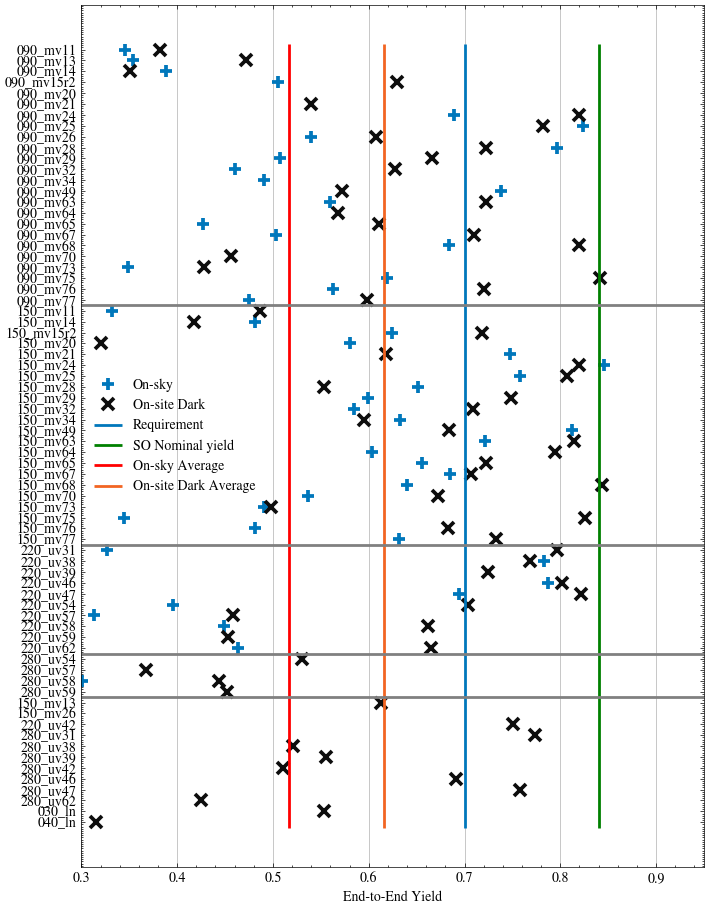
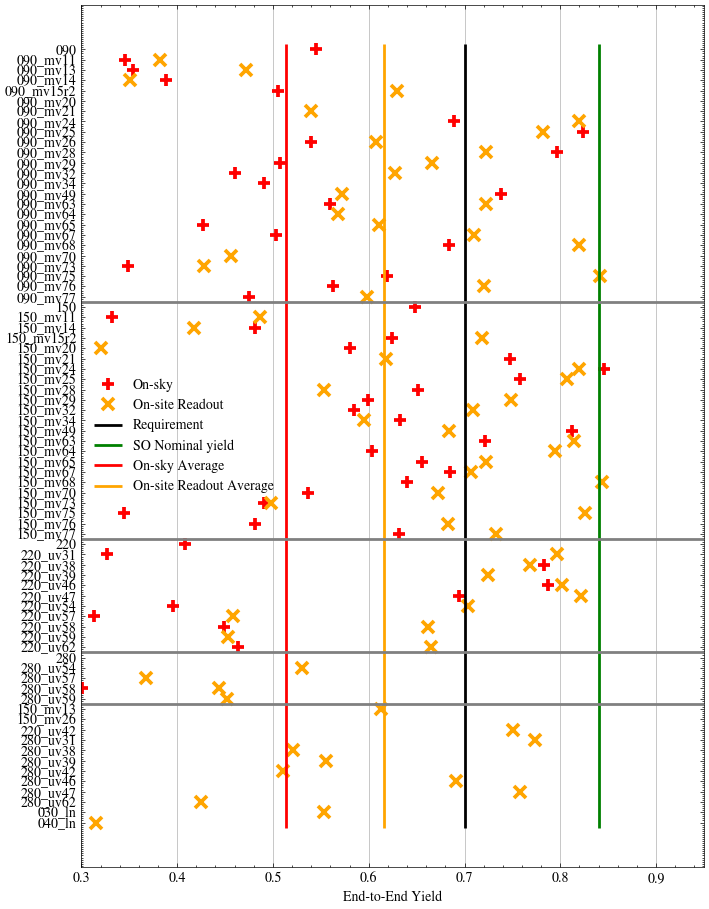
The change to this notebook cell's code, shown as a diff; its figure went from the first image to the second:
--- before
+++ after
@@ -17,4 +17,5 @@
     marker="+",
     linestyle="none",
+    color="red"
 )
 
@@ -26,7 +27,7 @@
     linestyle="none",
     marker="x",
-    color="0.05",
+    color="orange",
     zorder=2,
-    label="On-site Dark",
+    label="On-site Readout",
 )
 """
@@ -47,5 +48,5 @@
 xmax, xmin = ax.get_xlim()
 
-plt.vlines(0.7, ymin=ymin, ymax=ymax, label="Requirement", color=c_base)
+plt.vlines(0.7, ymin=ymin, ymax=ymax, label="Requirement", color="black")
 plt.vlines(0.84, ymin=ymin, ymax=ymax, label="SO Nominal yield", color="green")
 
@@ -63,6 +64,6 @@
     ymin=ymin,
     ymax=ymax,
-    label="On-site Dark Average",
-    color=c_goal,
+    label="On-site Readout Average",
+    color="orange",
 )
 

Commit: feat: notebooks looking at poor yield